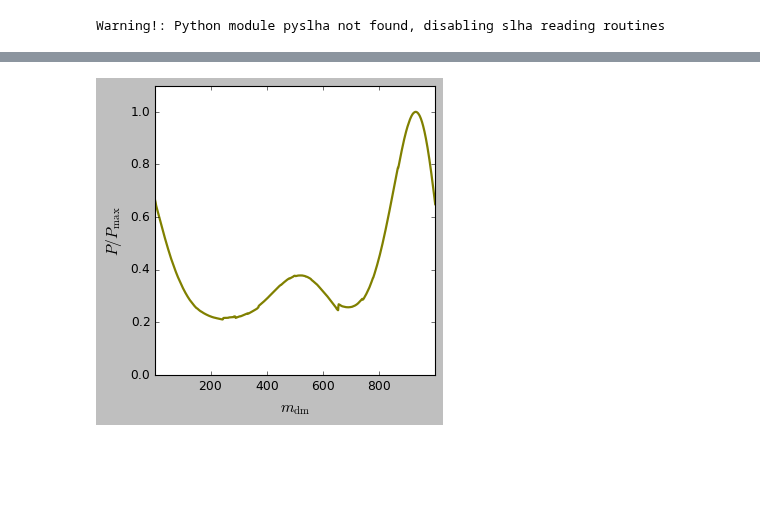
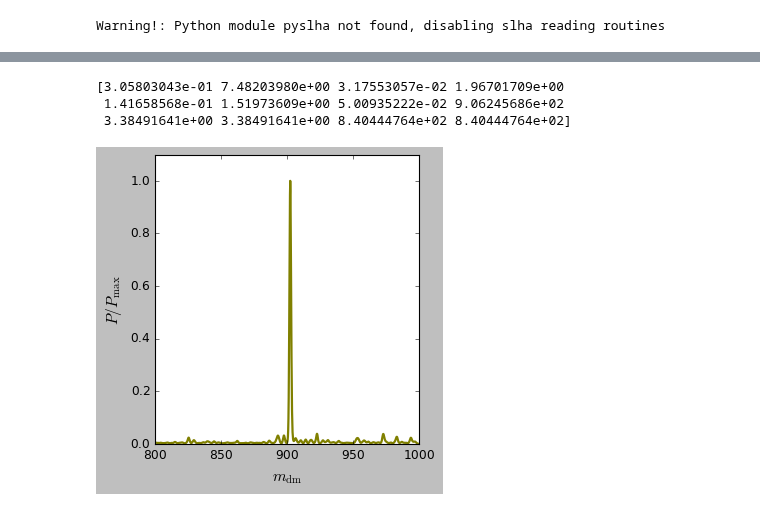
Before and after one commit to SaeedAnsarifard/NeuMod, a Jupyter notebook: Tutorial_MCMC.ipynb, the cells around one changed output, grey strips where cells are left out. Drawn from its saved outputs; the diff is of its cells as text; code cells hidden in the pictures; blank space fills up the shorter version.

```diff
--- a/Tutorial_MCMC.ipynb
+++ b/Tutorial_MCMC.ipynb
@@ -138,7 +138,7 @@ info = {"likelihood": {"Chi2": LogLikelihood},
 
 
 # Path to your Cobaya output folder (replace with your actual path)
-output_folder = "output5_2/run_info"
+output_folder = "output7/run_info"
 
 # Load the MCMC samples
 samples = loadMCSamples(output_folder)
@@ -173,7 +173,8 @@ gdplot.settings.scaling = False
 #                                   },lw=2)
 
 
-gdplot.triangle_plot(samples, ["mu2", "alpha", "delta_p", "mdm"], filled=True,lw=2)
+#gdplot.triangle_plot(samples, ["mu2", "alpha", "delta_p", "mdm"], filled=True,lw=2)
+gdplot.triangle_plot(samples, ["mu2", "alpha","eps","alpha_eps"], filled=True,lw=2)
 
 # gdplot.export('./bayes_1_nopriors.pdf')
 # %% [output]
@@ -185,7 +184,12 @@ g = plots.get_single_plotter(width_inch=4.5, ratio=1)
 g.settings.prob_y_ticks = [0.1,0.3,0.6,0.9]
 g.settings.prob_label = r'$P/P_{\rm max}$'
 #g.plot_1d([samples],"mu2",lims=[0, 0.1],ls=['-'],lws=2,colors=['olive'])
-g.plot_1d([samples],"mdm",lims=[1, 999],ls=['-'],lws=2,colors=['olive'])
+g.plot_1d([samples],"mdm",lims=[800, 1000],ls=['-'],lws=2,colors=['olive'])
 #g.add_legend(['2020-2021','2012-2013'], legend_loc='upper right')
 g.settings.scaling_factor = 1.
+
+
+mean   = samples.getMeans()
+
+print(mean)
 # %% [output]
@@ -193,3 +197,6 @@ WARNING:root:auto bandwidth for mdm very small or failed (h=0.000560932406903568
+[3.05803043e-01 7.48203980e+00 3.17553057e-02 1.96701709e+00
+ 1.41658568e-01 1.51973609e+00 5.00935222e-02 9.06245686e+02
+ 3.38491641e+00 3.38491641e+00 8.40444764e+02 8.40444764e+02]
-[figure, old version]
+[figure, new version]
 # %%
 from matplotlib.ticker import ScalarFormatter
```
Also changed, not shown: parts of 4 cells of this notebook, 15 other files.
